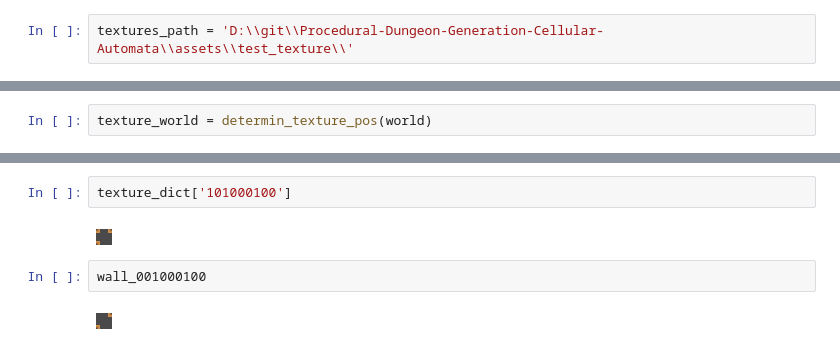
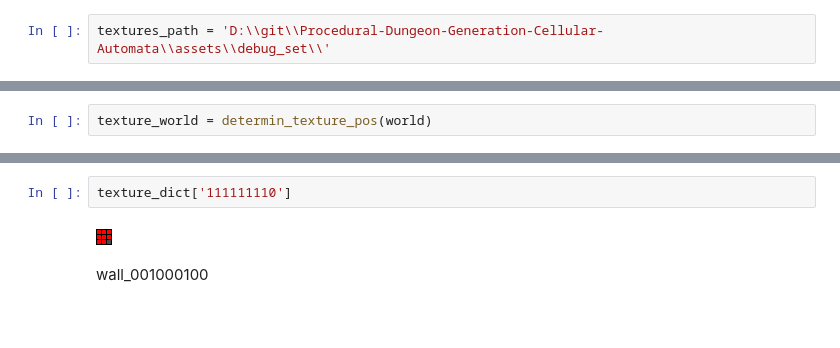
Before and after one commit to RichardDev01/Procedural-Dungeon-Generation-Cellular-Automata, a Jupyter notebook: notebook/testing notebook.ipynb, the cells around one changed output, grey strips where cells are left out. Drawn from its saved outputs; the diff is of its cells as text; blank space fills up the shorter version.

Commit message:
progress and debugging assets

```diff
--- a/notebook/testing notebook.ipynb
+++ b/notebook/testing notebook.ipynb
@@ -88,7 +88,7 @@ from PIL import Image, ImageDraw
 from pathlib import Path
 import copy
 # %%
-textures_path = 'D:\\git\\Procedural-Dungeon-Generation-Cellular-Automata\\assets\\test_texture\\'
+textures_path = 'D:\\git\\Procedural-Dungeon-Generation-Cellular-Automata\\assets\\debug_set\\'
 # %%
 # Empty
 wall_000000000 = Image.open(textures_path + "000000000.png")
@@ -231,8 +382,6 @@ KeyError: '001011011'
 # %%
-texture_dict['101000100']
+texture_dict['111111110']
 # %% [output]
-[figure, old version]
+[figure, new version]
-# %%
-wall_001000100
-# %% [output]
-[figure, removed]
+# %% [markdown]
+wall_001000100
```
Also changed, not shown: parts of 15 cells of this notebook, 21 other files.
